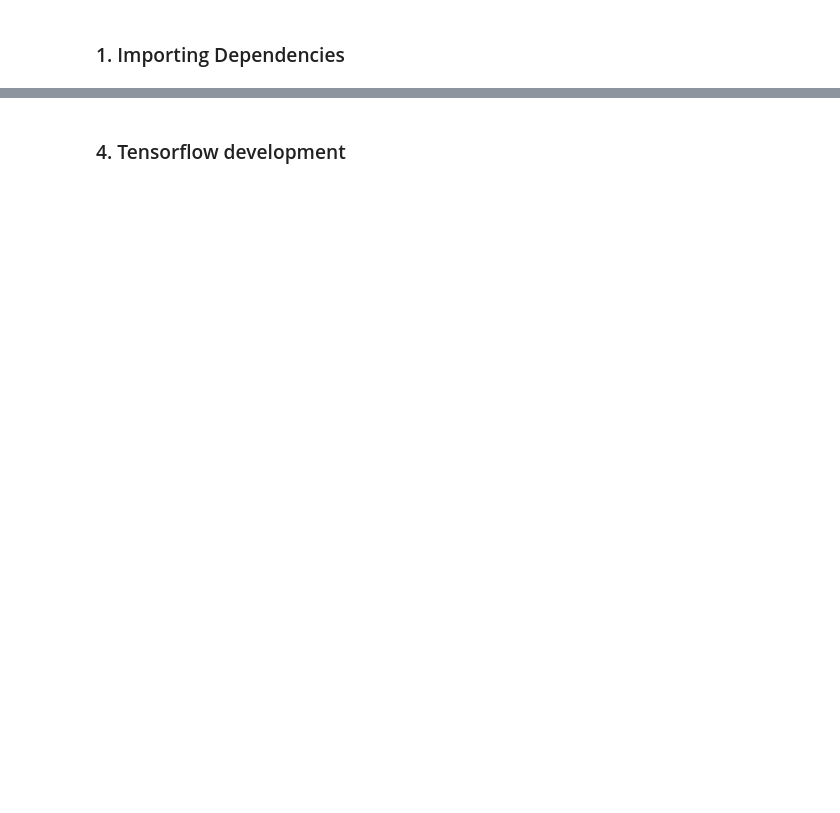
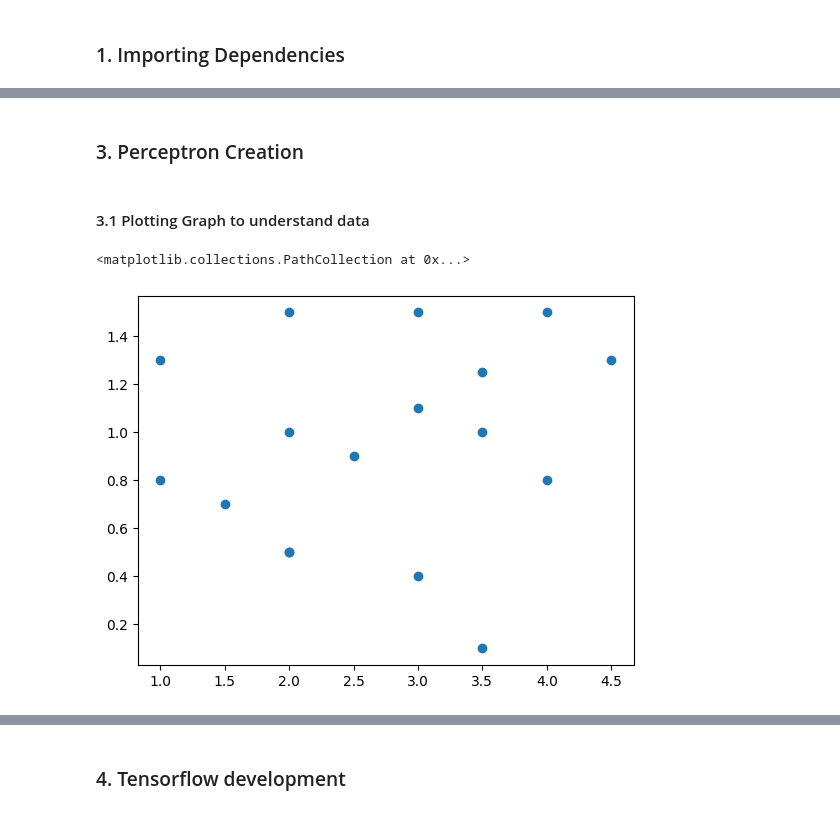
Before and after one commit to Siddhant128-bit/ANN-Basics-Intermediate, a Jupyter notebook: Simple_ANN_Basics/ANN.ipynb, the cells around one changed output, grey strips where cells are left out. Saved outputs shown, nothing was run; the diff lists cells and outputs as text; code cells hidden in the pictures; blank space fills up the shorter version.

```diff
--- a/Simple_ANN_Basics/ANN.ipynb
+++ b/Simple_ANN_Basics/ANN.ipynb
@@ -44,0 +64,9 @@ import numpy as np
+# %% [markdown]
+<h3> 3. Perceptron Creation </h3>
+# %% [markdown]
+<h4> 3.1 Plotting Graph to understand data </h4>
+# %%
+plt.scatter(x=df['X1'],y=df['X2'])
+# %% [output]
+<matplotlib.collections.PathCollection at 0x...>
+[figure, added]
```
Also changed, not shown: parts of 19 cells of this notebook, 1 other file.
